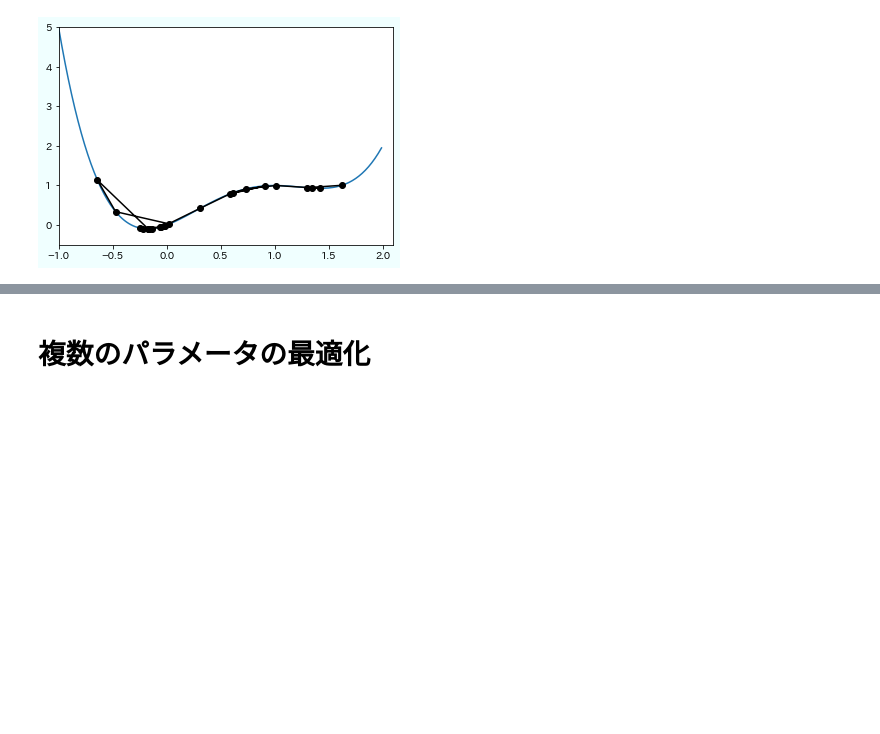
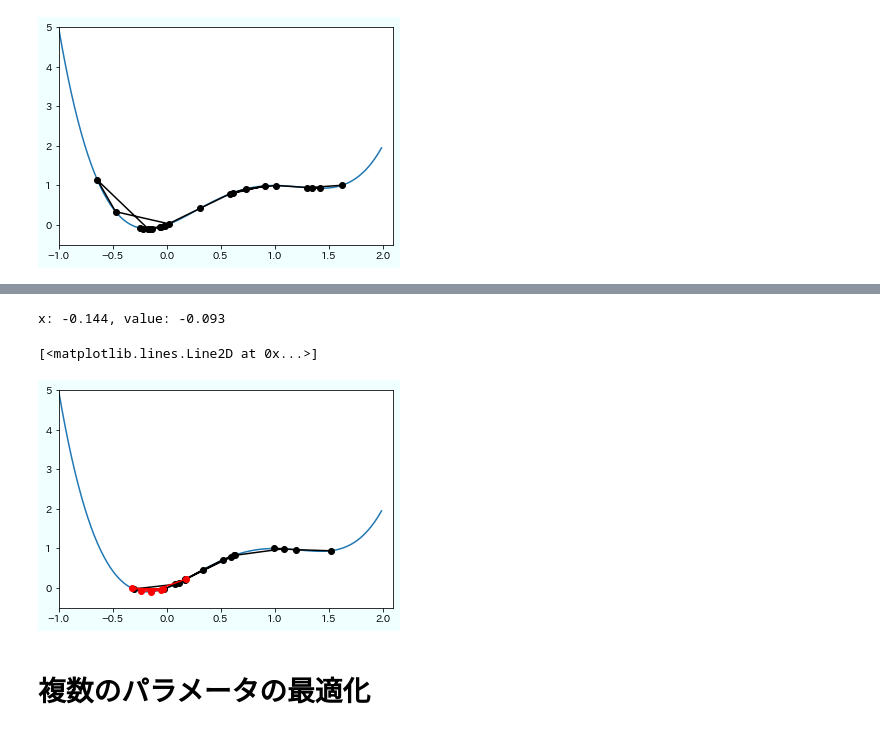
Before and after one commit to Kengo6165/Optimization, a Jupyter notebook: Books/02_数値最適化入門/code.ipynb, the cells around one changed output, grey strips where cells are left out. Cells and saved outputs as stored; diff of their text form; code cells hidden in the pictures; blank space fills up the shorter version.

```diff
--- a/Books/02_数値最適化入門/code.ipynb
+++ b/Books/02_数値最適化入門/code.ipynb
@@ -171,3 +184,50 @@ x: -0.170, value: -0.097
+# %%
+def sa(alpha, T, minT, start, cool):
+    current_pos = [start, f(start)]
+    best_pos = current_pos
+    path = []  # 点の軌跡
+    while T > minT:
+        # 近傍の点をランダムに選択
+        diff = alpha * np.random.uniform(-1, 1)
+        next_x = current_pos[0] + diff
+        next_pos = [next_x, f(next_x)]
+
+        # 今より良い解 or 上の確率（どんどん小さくなっていく） -> 移動
+        p = 0
+        if next_pos[1] < current_pos[1]:
+            p = 1
+        else:
+            p = np.exp(-(next_pos[1] - current_pos[1]) / T)
+        if p >= np.random.random():
+            current_pos = next_pos
+            path.append(current_pos)
+
+        # 解が改善すればbest_posを更新
+        if current_pos[1] < best_pos[1]:
+            best_pos = current_pos
+
+        # 温度を冷ます（Tを小さくする）
+        T = T * cool
+    return best_pos, path
+
+opt, path = sa(alpha=0.5, T=1e+5, minT=0.01, start=2, cool=0.5)
+path = np.array(path).T
+print(f'x: {opt[0]: .3f}, value: {opt[1]: .3f}')
+
+plt.figure(facecolor='azure')
+plt.xlim([-1, 2.1])
+plt.ylim([-0.5, 5])
+x = np.arange(-1, 2, 0.01)
+plt.plot(x, f(x))
+
+# 前半は黒，後半は赤
+milestone = np.int(path.shape[1] * 3 / 4)
+plt.plot(path[0][:milestone], path[1][:milestone], color='k', marker='o')
+plt.plot(path[0][milestone:], path[1][milestone:], color='red', marker='o')
+# %% [output]
+x: -0.144, value: -0.093
+[<matplotlib.lines.Line2D at 0x...>]
+[figure, added]
 # %% [markdown]
 # 複数のパラメータの最適化
 # %% [markdown]
```
Also changed, not shown: parts of 6 cells of this notebook.
